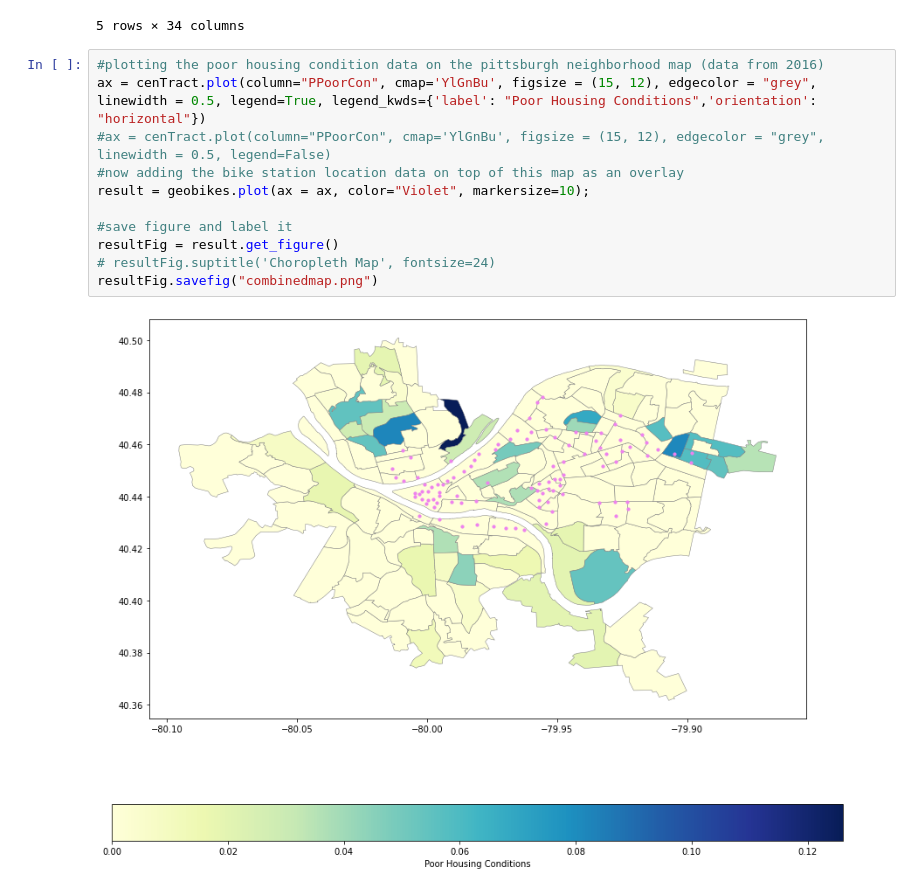
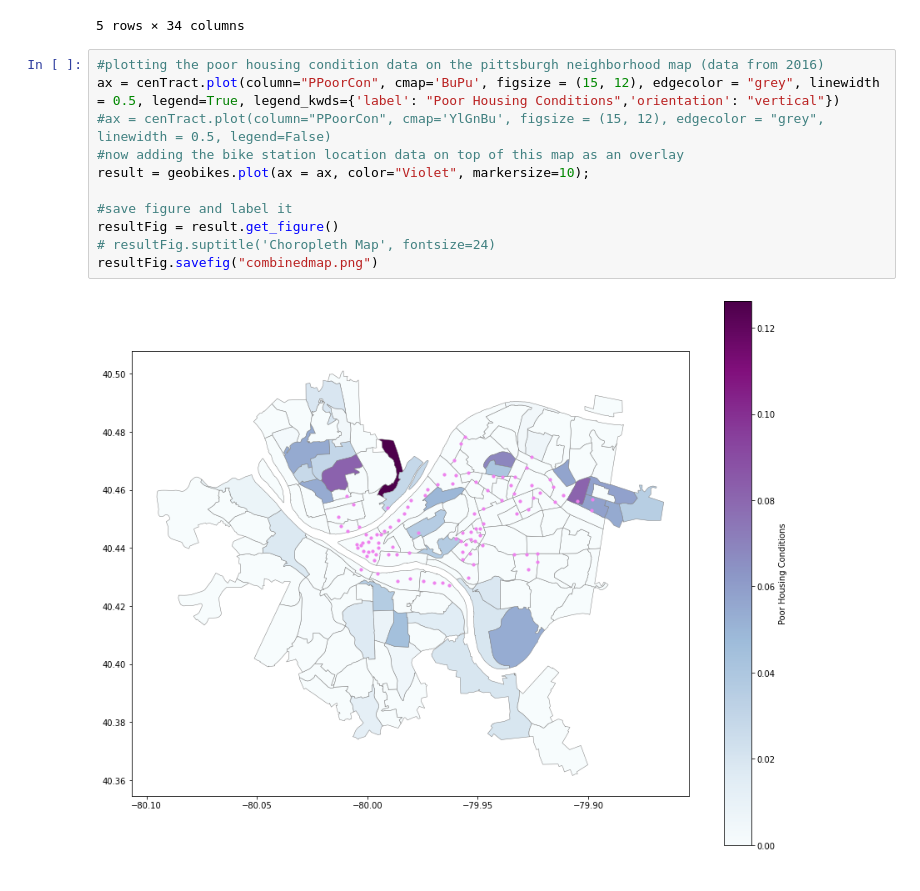
Before and after one commit to katelyn98/HealthyRide-Mapping, a Jupyter notebook: PoorHousingConditionsMap.ipynb, the cells around one changed output. Drawn from its saved outputs; the diff is of its cells as text.

Commit message:
changing colors of image

```diff
--- a/PoorHousingConditionsMap.ipynb
+++ b/PoorHousingConditionsMap.ipynb
@@ -138,14 +139,14 @@ cenTract.head()
 5 rows × 34 columns
 # %%
 #plotting the poor housing condition data on the pittsburgh neighborhood map (data from 2016)
-ax = cenTract.plot(column="PPoorCon", cmap='YlGnBu', figsize = (15, 12), edgecolor = "grey", linewidth = 0.5, legend=True, legend_kwds={'label': "Poor Housing Conditions",'orientation': "horizontal"})
+ax = cenTract.plot(column="PPoorCon", cmap='BuPu', figsize = (15, 12), edgecolor = "grey", linewidth = 0.5, legend=True, legend_kwds={'label': "Poor Housing Conditions",'orientation': "vertical"})
 #ax = cenTract.plot(column="PPoorCon", cmap='YlGnBu', figsize = (15, 12), edgecolor = "grey", linewidth = 0.5, legend=False)
 #now adding the bike station location data on top of this map as an overlay
 result = geobikes.plot(ax = ax, color="Violet", markersize=10);
 
 #save figure and label it
 resultFig = result.get_figure()
 # resultFig.suptitle('Choropleth Map', fontsize=24)
 resultFig.savefig("combinedmap.png")
 # %% [output]
-[figure, old version]
+[figure, new version]
```
Also changed, not shown: parts of 1 cell of this notebook, 2 other files.
